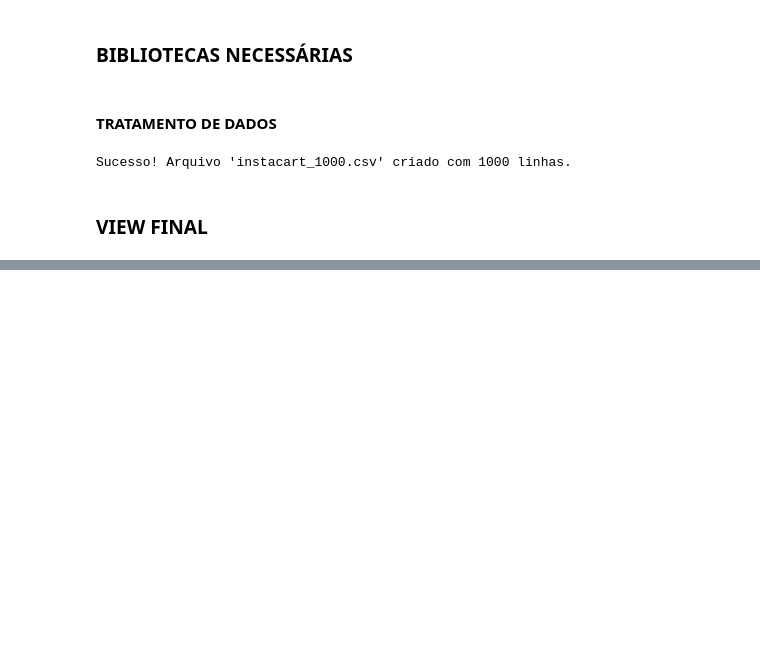
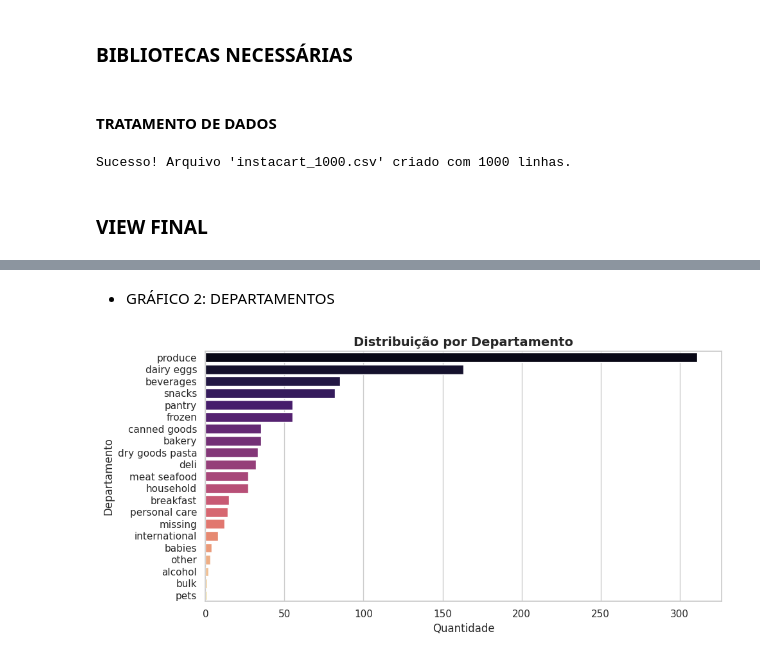
Before and after one commit to bpdc/ChatMarket, a Jupyter notebook: ChatMarket/tratamentoDados.ipynb, the cells around one changed output, grey strips where cells are left out. Saved outputs shown, nothing was run; the diff lists cells and outputs as text; code cells hidden in the pictures; blank space fills up the shorter version.

```diff
--- a/ChatMarket/tratamentoDados.ipynb
+++ b/ChatMarket/tratamentoDados.ipynb
@@ -48,0 +120,13 @@ display(df_arquivo_final.head(3))
+# %% [markdown]
+*   GRÁFICO 2: DEPARTAMENTOS
+# %%
+plt.figure(figsize=(10, 5))
+top_deps = df_arquivo_final['department'].value_counts()
+sns.barplot(x=top_deps.values, y=top_deps.index, hue=top_deps.index, palette='magma', legend=False)
+plt.title('Distribuição por Departamento', fontsize=14, fontweight='bold')
+plt.xlabel('Quantidade')
+plt.ylabel('Departamento')
+plt.tight_layout()
+plt.show()
+# %% [output]
+[figure, added]
```
Also changed, not shown: parts of 13 cells of this notebook.
